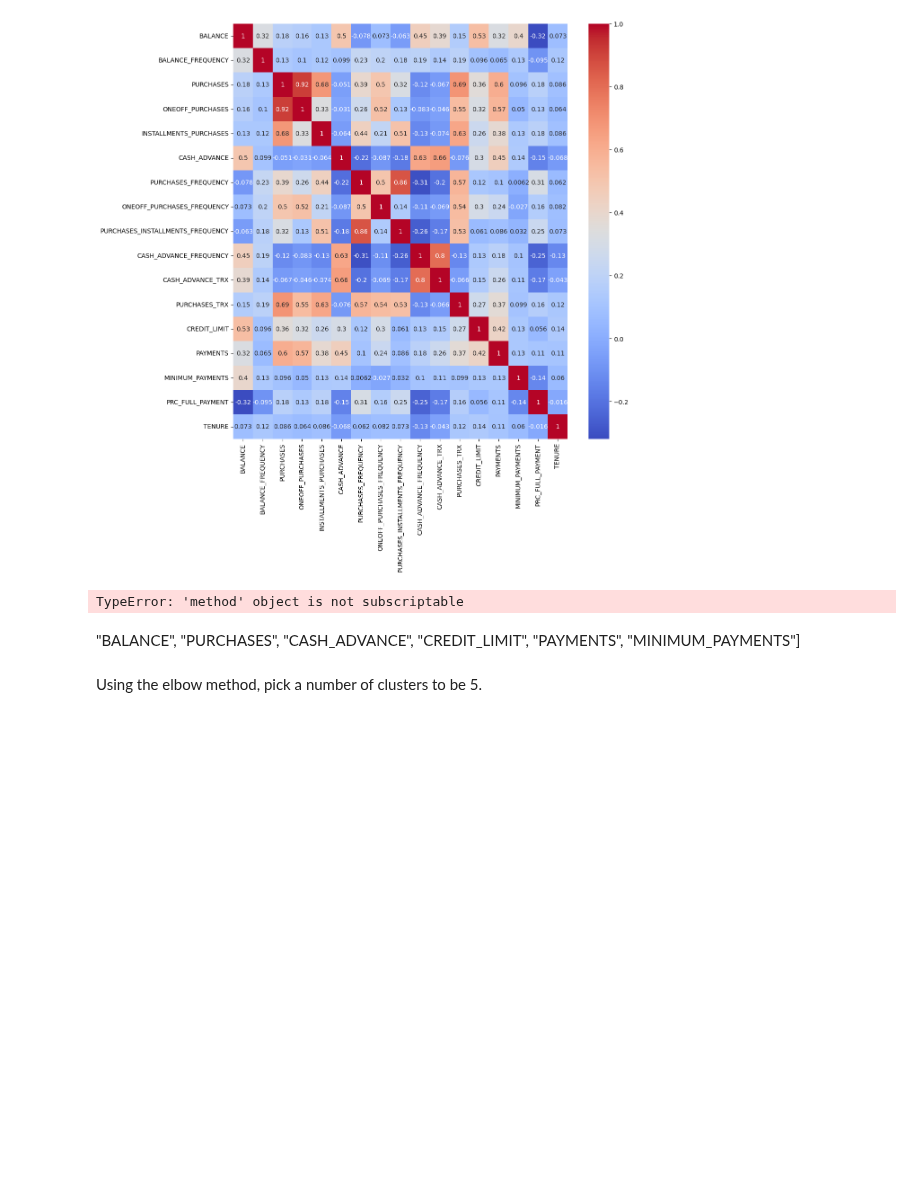
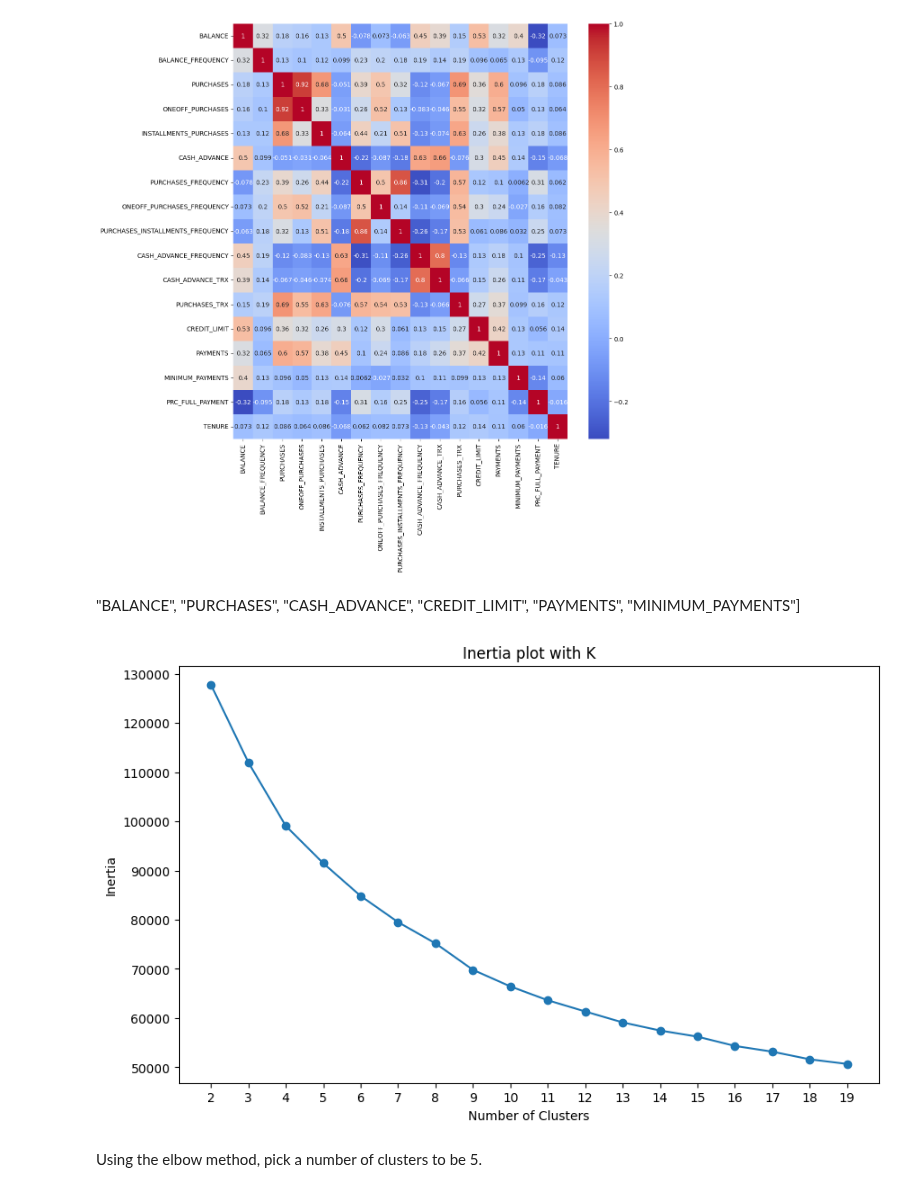
Before and after one commit to LLF00/datascience1, a Jupyter notebook: datascience2/assignment2_clustering.ipynb, the cells around one changed output. Cells and saved outputs as stored; diff of their text form; code cells hidden in the pictures; blank space fills up the shorter version.

```diff
--- a/datascience2/assignment2_clustering.ipynb
+++ b/datascience2/assignment2_clustering.ipynb
@@ -312,29 +312,25 @@ sns.heatmap(df_imputed.corr(), annot=True, cmap='coolwarm',
 # %% [output]
 <Axes: >
 [figure]
-# %%
-#Correlation with output variable
-cor_target = abs(df_imputed.corr["TENURE"])
-#Selecting highly correlated features
-relevant_features = cor_target[cor_target>0.5]
-relevant_features
-# %% [output]
-TypeError: 'method' object is not subscriptable
 # %% [markdown]
 "BALANCE", "PURCHASES", "CASH_ADVANCE", "CREDIT_LIMIT", "PAYMENTS", "MINIMUM_PAYMENTS"]
 # %%
 def inertia_plot(clust, X, start = 2, stop = 20):
     inertia = []
     for x in range(start,stop):
         km = clust(n_clusters = x)
         labels = km.fit_predict(X)
         inertia.append(km.inertia_)
-    plt.figure(figsize = (12,6))
+    plt.figure(figsize = (10,6))
     plt.plot(range(start,stop), inertia, marker = 'o')
     plt.xlabel('Number of Clusters')
     plt.ylabel('Inertia')
     plt.title('Inertia plot with K')
     plt.xticks(list(range(start, stop)))
     plt.show()
+
+inertia_plot(KMeans, df_imputed)
+# %% [output]
+[figure, added]
 # %% [markdown]
 Using the elbow method, pick a number of clusters to be 5.
```
Also changed, not shown: parts of 5 cells of this notebook, 2 other files.
